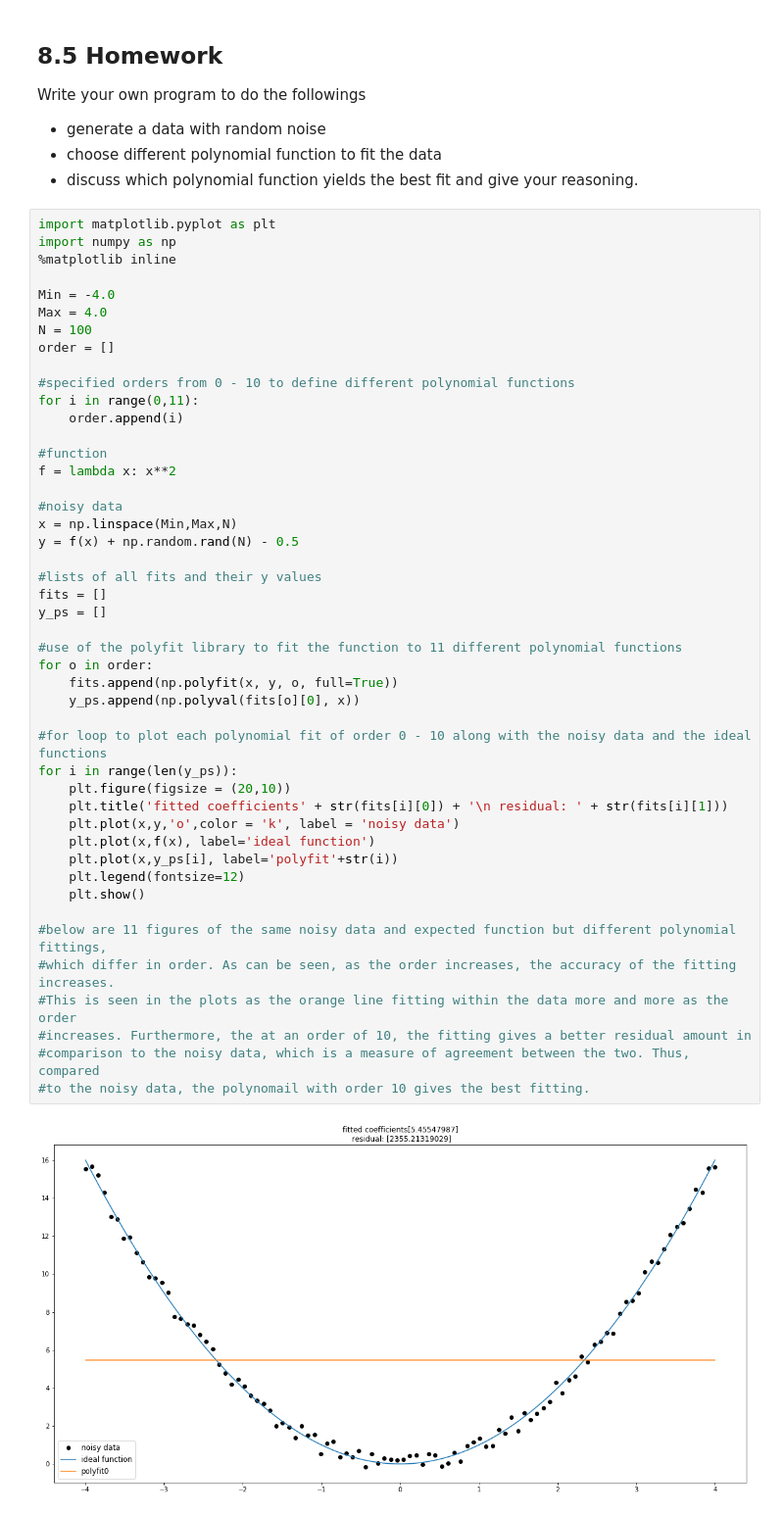
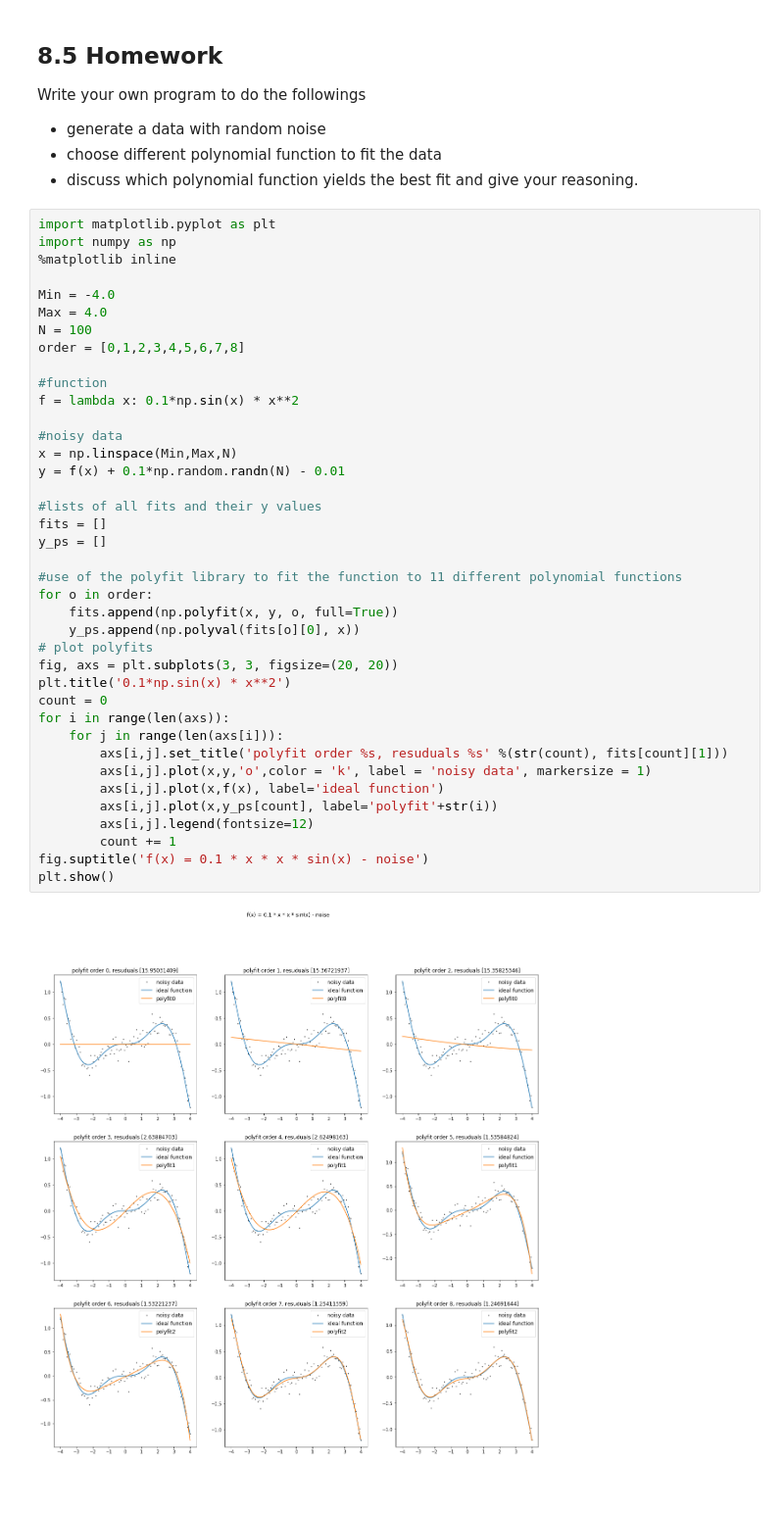
Before and after one commit to sayred1/2017-cmp, a Jupyter notebook: Homework/8HW.ipynb, the cells around one changed output. Shown: that part at 98% size. Cells and saved outputs as stored; diff of their text form; blank space fills up the shorter version.

```diff
--- a/Homework/8HW.ipynb
+++ b/Homework/8HW.ipynb
@@ -7,48 +7,41 @@ Write your own program to do the followings
 # %%
 import matplotlib.pyplot as plt
 import numpy as np
 %matplotlib inline
 
 Min = -4.0
 Max = 4.0
 N = 100
-order = []
-
-#specified orders from 0 - 10 to define different polynomial functions
-for i in range(0,11):
-    order.append(i)
+order = [0,1,2,3,4,5,6,7,8]
 
 #function
-f = lambda x: x**2
+f = lambda x: 0.1*np.sin(x) * x**2
 
 #noisy data
 x = np.linspace(Min,Max,N)
-y = f(x) + np.random.rand(N) - 0.5
+y = f(x) + 0.1*np.random.randn(N) - 0.01
 
 #lists of all fits and their y values
 fits = []
 y_ps = []
 
 #use of the polyfit library to fit the function to 11 different polynomial functions
 for o in order:
     fits.append(np.polyfit(x, y, o, full=True))
     y_ps.append(np.polyval(fits[o][0], x))
-
-#for loop to plot each polynomial fit of order 0 - 10 along with the noisy data and the ideal functions
-for i in range(len(y_ps)):
-    plt.figure(figsize = (20,10))
-    plt.title('fitted coefficients' + str(fits[i][0]) + '\n residual: ' + str(fits[i][1]))
-    plt.plot(x,y,'o',color = 'k', label = 'noisy data')
-    plt.plot(x,f(x), label='ideal function')
-    plt.plot(x,y_ps[i], label='polyfit'+str(i))
-    plt.legend(fontsize=12)
-    plt.show()
-
-#below are 11 figures of the same noisy data and expected function but different polynomial fittings,
-#which differ in order. As can be seen, as the order increases, the accuracy of the fitting increases.
-#This is seen in the plots as the orange line fitting within the data more and more as the order
-#increases. Furthermore, the at an order of 10, the fitting gives a better residual amount in
-#comparison to the noisy data, which is a measure of agreement between the two. Thus, compared
-#to the noisy data, the polynomail with order 10 gives the best fitting.
+# plot polyfits
+fig, axs = plt.subplots(3, 3, figsize=(20, 20))
+plt.title('0.1*np.sin(x) * x**2')
+count = 0
+for i in range(len(axs)):
+    for j in range(len(axs[i])):
+        axs[i,j].set_title('polyfit order %s, resuduals %s' %(str(count), fits[count][1]))
+        axs[i,j].plot(x,y,'o',color = 'k', label = 'noisy data', markersize = 1)
+        axs[i,j].plot(x,f(x), label='ideal function')
+        axs[i,j].plot(x,y_ps[count], label='polyfit'+str(i))
+        axs[i,j].legend(fontsize=12)
+        count += 1
+fig.suptitle('f(x) = 0.1 * x * x * sin(x) - noise')
+plt.show()
 # %% [output]
-[figure, old version]
+[figure, new version]
```
Also changed, not shown: parts of 2 cells of this notebook.
